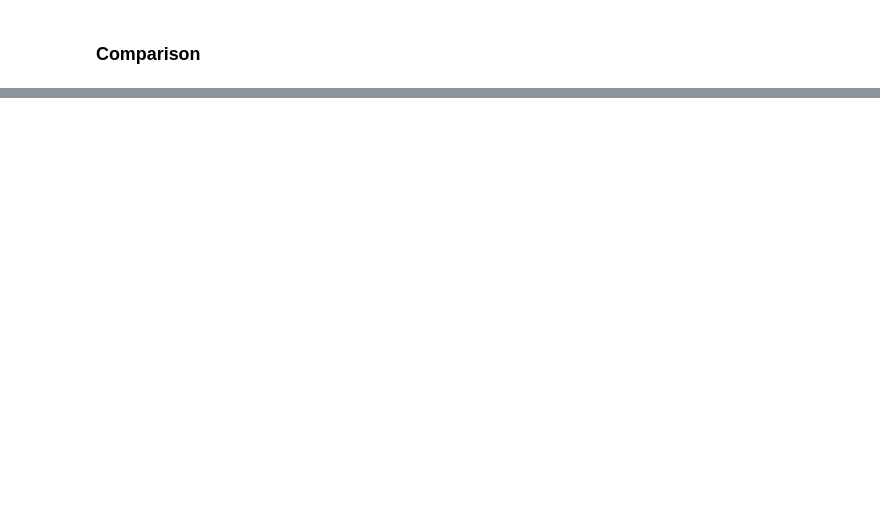
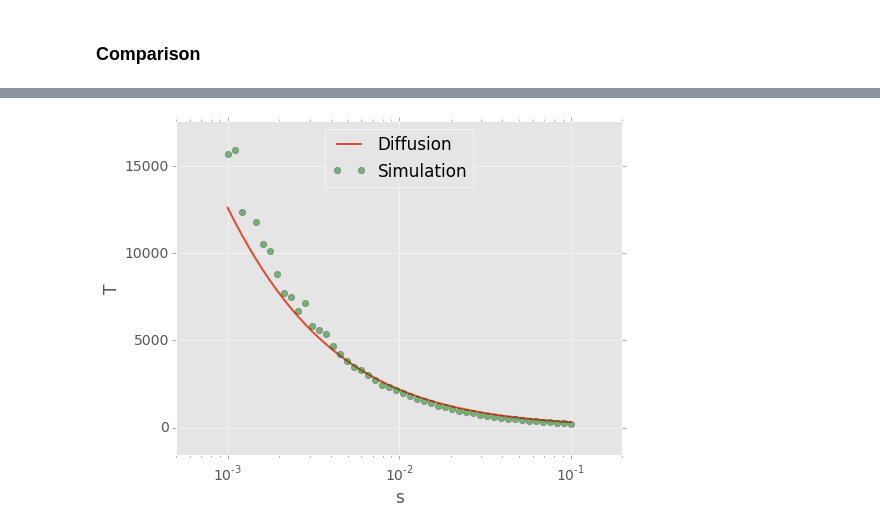
Before and after one commit to yoavram/ipython-notebooks, a Jupyter notebook: Fixation of a beneficial allele.ipynb, the cells around one changed output, grey strips where cells are left out. Saved outputs shown, nothing was run; the diff lists cells and outputs as text; code cells hidden in the pictures; blank space fills up the shorter version.

```diff
--- a/Fixation of a beneficial allele.ipynb
+++ b/Fixation of a beneficial allele.ipynb
@@ -200,2 +213,5 @@ T_kimura_N =      [T_kimura(s,N,1./N) for N in N_range]
+# %%
+N = int(1e6)
+s_range = logspace(-3,-1,50)
 # %%
-T_simulation_N =  [T_simulation(s,N,1./N) for N in N_range]
+T_kimura_s    = [T_kimura(s/2, N*2, 1./(2*N)) for s in s_range]
@@ -207,0 +224,4 @@ ax.legend(loc=4)
+# %%
+plot_kimura_eshel_simulation(s_range, T_kimura_s, simulation=T_simulation_s, xlabel='s', ylabel='T');
+# %% [output]
+[figure, added]
```
Also changed, not shown: parts of 15 cells of this notebook.
